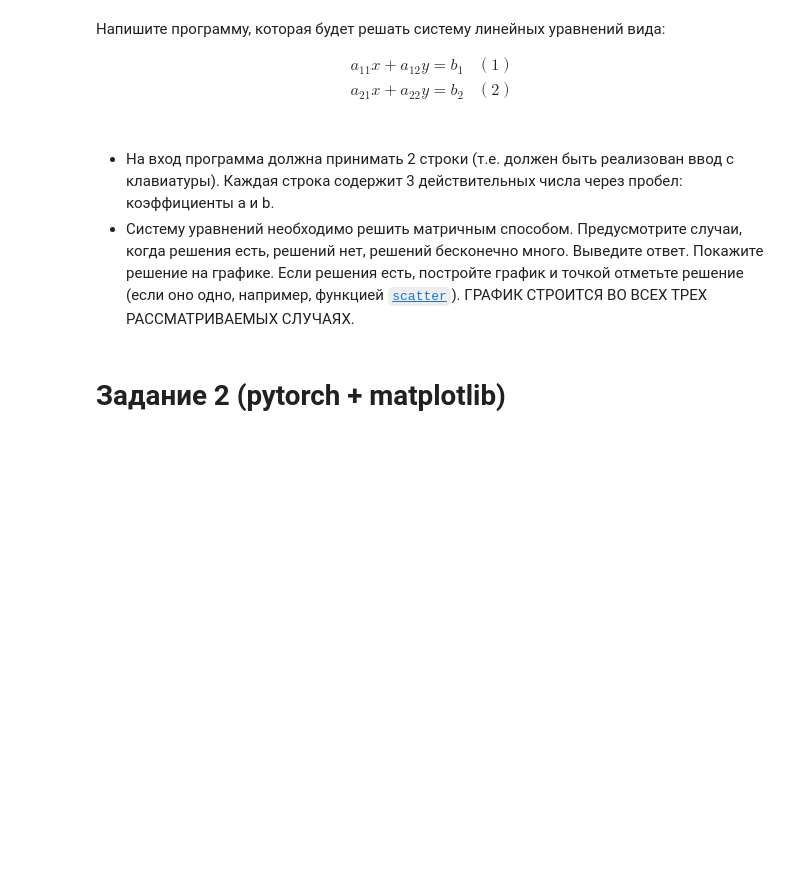
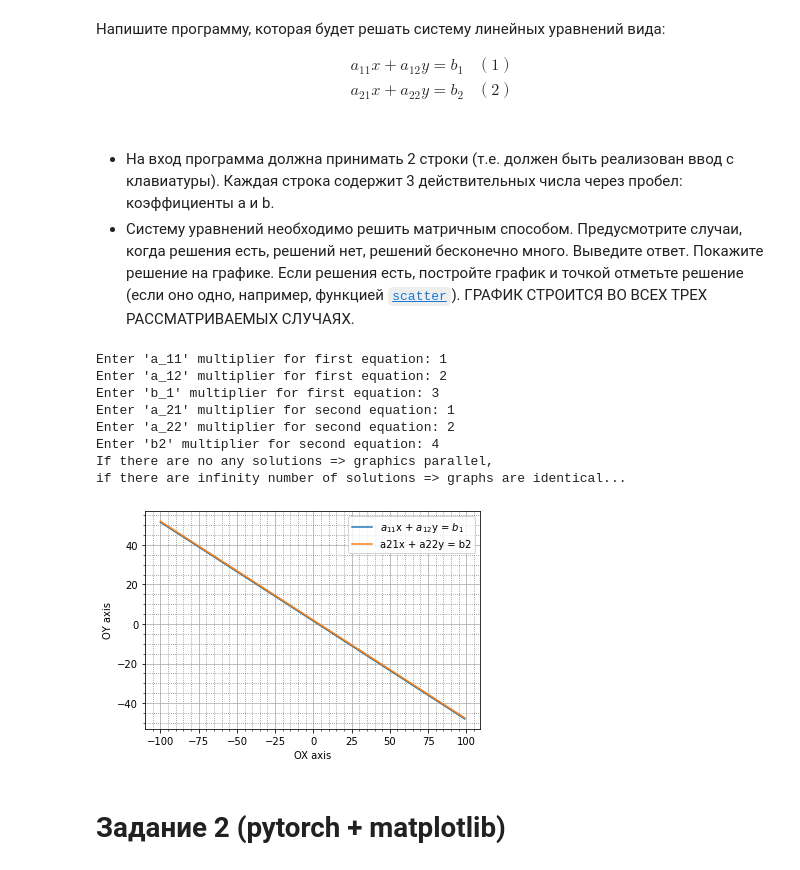
Before and after one commit to xhackerino/DataAnalysisLab_1, a Jupyter notebook: Lab1.ipynb, the cells around one changed output. Cells and saved outputs as stored; diff of their text form; code cells hidden in the pictures; blank space fills up the shorter version.

Commit message:
Finished first colab work

```diff
--- a/Lab1.ipynb
+++ b/Lab1.ipynb
@@ -12,38 +12,70 @@
 * На вход программа должна принимать 2 строки (т.е. должен быть реализован ввод с клавиатуры). Каждая строка содержит 3 действительных числа через пробел: коэффициенты a и b.
 * Систему уравнений необходимо решить матричным способом. Предусмотрите случаи, когда решения есть, решений нет, решений бесконечно много. Выведите ответ. Покажите решение на графике. Если решения есть, постройте график и точкой отметьте решение (если оно одно, например, функцией [`scatter`](https://matplotlib.org/stable/api/_as_gen/matplotlib.pyplot.scatter.html)). ГРАФИК СТРОИТСЯ ВО ВСЕХ ТРЕХ РАССМАТРИВАЕМЫХ СЛУЧАЯХ.
 # %%
-from numpy.core.function_base import linspace
 from scipy.linalg.misc import LinAlgError
 import numpy as np
 from matplotlib import pyplot as plt
 from scipy.linalg import solve
 
-a11 = int(input("Введите коэффициент a11 первого уравнения: "))
-a12 = int(input("Введите коэффициент a12 первого уравнения: "))
-b1 = int(input("Введите коэффициент b1 первого уравнения: "))
-a21 = int(input("Введите коэффициент a21 второго уравнения: "))
-a22 = int(input("Введите коэффициент a22 второго уравнения: "))
-b2 = int(input("Введите коэффициент b2 второго уравнения: "))
+a11 = int(input("Enter 'a_11' multiplier for first equation: "))
+a12 = int(input("Enter 'a_12' multiplier for first equation: "))
+b1 = int(input("Enter 'b_1' multiplier for first equation: "))
+a21 = int(input("Enter 'a_21' multiplier for second equation: "))
+a22 = int(input("Enter 'a_22' multiplier for second equation: "))
+b2 = int(input("Enter 'b2' multiplier for second equation: "))
 
-x = list(range(-100,100))
-y1 = [(b1-a11*x1)/a12 for x1 in x]
-y2 = [(b2-a21*x2)/a22 for x2 in x]
+x_range = list(range(-100,100))
+y1 = [((b1-a11*x1)/a12) for x1 in x_range]
+y2 = [((b2-a21*x2)/a22) for x2 in x_range]
 
 eq_1 = np.array([[a11, a12], [a21, a22]])
 eq_2 = np.array([b1, b2]).reshape((2,1))
 
 fig, ax = plt.subplots()
 
 try:
   res = solve(eq_1,eq_2)
-  print("Решение: ", res)
-  plt.plot(x, y1)
-  plt.plot(x, y2)
-  ax.scatter(res[0], res[1])
+  print("The result is: \n", res)
+  ax.scatter(res[0], res[1], color='black')
+  plt.plot(x_range, y1, c = 'red')
+  plt.plot(x_range, y2, c = 'blue')
+  ax.grid(which='major')
+  ax.minorticks_on()
+  ax.grid(which='minor',
+        c='gray',
+        linestyle=':')
+  plt.xlabel(r"OX axis")
+  plt.ylabel(r"ОY axis")
+  plt.legend([
+            r"$a_{11}$x + $a_{12}$y = $b_{1}$",
+            r"$a_{21}$x + $a_{22}$y = $b_{2}$",
+            ])
+
 except LinAlgError as lae:
-  print("Если решений нет - графики параллельны, если решений бесконечно - графики идентичные")
-  plt.plot(x,y1)
-  plt.plot(x,y2)
+  print("If there are no any solutions => graphics parallel,\nif there are infinity number of solutions => graphs are identical...")
+  plt.plot(x_range,y1)
+  plt.plot(x_range,y2)
+  ax.grid(which='major')
+  ax.minorticks_on()
+  ax.grid(which='minor',
+        c='gray',
+        linestyle=':')
+  plt.xlabel(r"OX axis")
+  plt.ylabel(r"ОY axis")
+  plt.legend([
+            r"$a_{11}$x + $a_{12}$y = $b_{1}$",
+            r"$a_{21}$x + $a_{22}$y = $b_{2}$",
+            ])
+# %% [output]
+Enter 'a_11' multiplier for first equation: 1
+Enter 'a_12' multiplier for first equation: 2
+Enter 'b_1' multiplier for first equation: 3
+Enter 'a_21' multiplier for second equation: 1
+Enter 'a_22' multiplier for second equation: 2
+Enter 'b2' multiplier for second equation: 4
+If there are no any solutions => graphics parallel,
+if there are infinity number of solutions => graphs are identical...
+[figure, added]
 # %% [markdown]
 # Задание 2 (pytorch + matplotlib)
 # %% [markdown]
```
Also changed, not shown: parts of 2 cells of this notebook.
